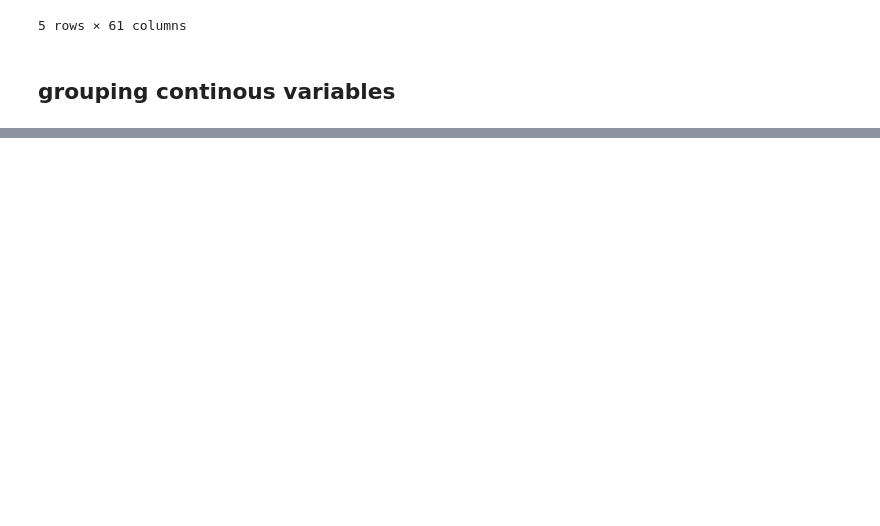
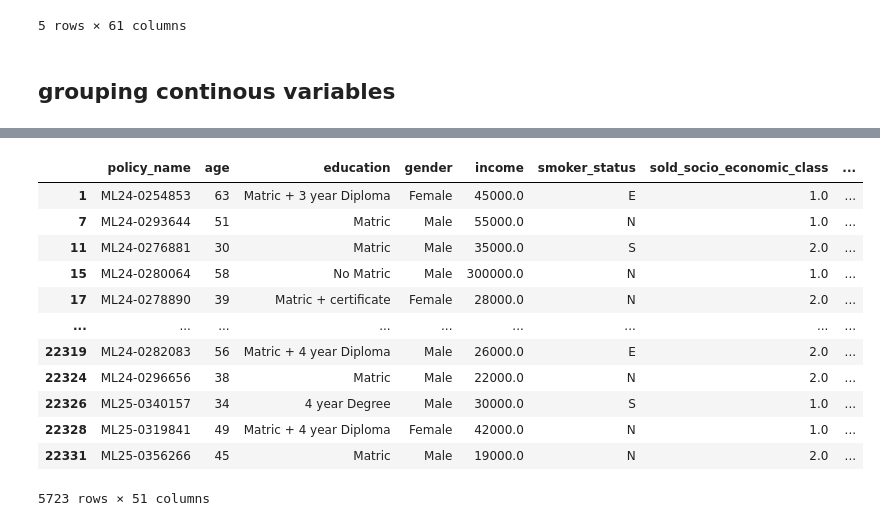
Before and after one commit to Christine-H-code/LapseRate_modeling, a Jupyter notebook: Data_Processing.ipynb, the cells around one changed output, grey strips where cells are left out. Cells and saved outputs as stored; diff of their text form; code cells hidden in the pictures; blank space fills up the shorter version.

Commit message:
Splitting policies < 1year old from those older for training and scoring at inception models

```diff
--- a/Data_Processing.ipynb
+++ b/Data_Processing.ipynb
@@ -199,11 +205,6 @@ def group_by_decision_tree(model, column_data, column_name):
 
     return pd.Series(grouped_bands, index=column_data.index, name=f'{column_name}_bands')
 # %%
-inception_data=inception_data.drop(columns=['Unnamed: 0','orginal individual_income', 'policy_id', 'sale_date', 'policy_type',
-       'policy_status',
-       'current_policy_status', 'cancellation_effective_date',
-       'cancellation_reason', 'lapse_type','cover_start_date', 'end_date', 'pol_duration'
-      ])
 cont_var_list=['age','income',  'last_benefit_amount', 'cover_amount_full', 'total_funeral_premium',  'original_premium']
 target='lapse_flag'
 df=inception_data.copy()
@@ -216,0 +222,23 @@ inception_data=df
+# %%
+inception_data['sale_date']= pd.to_datetime(inception_data['sale_date'])
+# %%
+current_date=datetime.strptime(current_date, "%Y-%m-%d")
+year_ago_date = datetime(current_date.year-1,current_date.month, 1)
+new_data = inception_data[inception_data['sale_date']>=year_ago_date].copy()
+inception_training_data = inception_data[inception_data['sale_date']<year_ago_date].copy()
+# %%
+#inception_data=inception_data.drop(columns=['Unnamed: 0','orginal individual_income', 'policy_id', 'sale_date', 'policy_type',
+#       'policy_status','sale_date_year'
+#       'current_policy_status', 'cancellation_effective_date',
+#       'cancellation_reason', 'lapse_type','cover_start_date', 'end_date', 'pol_duration'
+#      ])
+inception_training_data.drop(columns=['orginal individual_income', 'policy_id', 'sale_date', 'policy_type',
+       'policy_status','sale_date_year',
+       'current_policy_status', 'cancellation_effective_date',
+       'cancellation_reason', 'lapse_type','cover_start_date', 'end_date', 'pol_duration'
+      ],inplace=True)
+new_data.drop(columns=['orginal individual_income', 'policy_id', 'sale_date', 'policy_type',
+       'policy_status','sale_date_year',
+       'current_policy_status', 'cancellation_effective_date',
+       'cancellation_reason', 'lapse_type','cover_start_date', 'end_date', 'pol_duration'
+      ],inplace=True)
@@ -216,0 +248,16 @@ inception_data=df
+# %%
+new_data
+# %% [output]
+|  | policy_name | age | education | gender | income | smoker_status | sold_socio_economic_class | ... |
+| 1 | ML24-0254853 | 63 | Matric + 3 year Diploma | Female | 45000.0 | E | 1.0 | ... |
+| 7 | ML24-0293644 | 51 | Matric | Male | 55000.0 | N | 1.0 | ... |
+| 11 | ML24-0276881 | 30 | Matric | Male | 35000.0 | S | 2.0 | ... |
+| 15 | ML24-0280064 | 58 | No Matric | Male | 300000.0 | N | 1.0 | ... |
+| 17 | ML24-0278890 | 39 | Matric + certificate | Female | 28000.0 | N | 2.0 | ... |
+| ... | ... | ... | ... | ... | ... | ... | ... | ... |
+| 22319 | ML24-0282083 | 56 | Matric + 4 year Diploma | Male | 26000.0 | E | 2.0 | ... |
+| 22324 | ML24-0296656 | 38 | Matric | Male | 22000.0 | N | 2.0 | ... |
+| 22326 | ML25-0340157 | 34 | 4 year Degree | Male | 30000.0 | S | 1.0 | ... |
+| 22328 | ML25-0319841 | 49 | Matric + 4 year Diploma | Female | 42000.0 | N | 1.0 | ... |
+| 22331 | ML25-0356266 | 45 | Matric | Male | 19000.0 | N | 2.0 | ... |
+5723 rows × 51 columns
```
Also changed, not shown: parts of 8 cells of this notebook.
